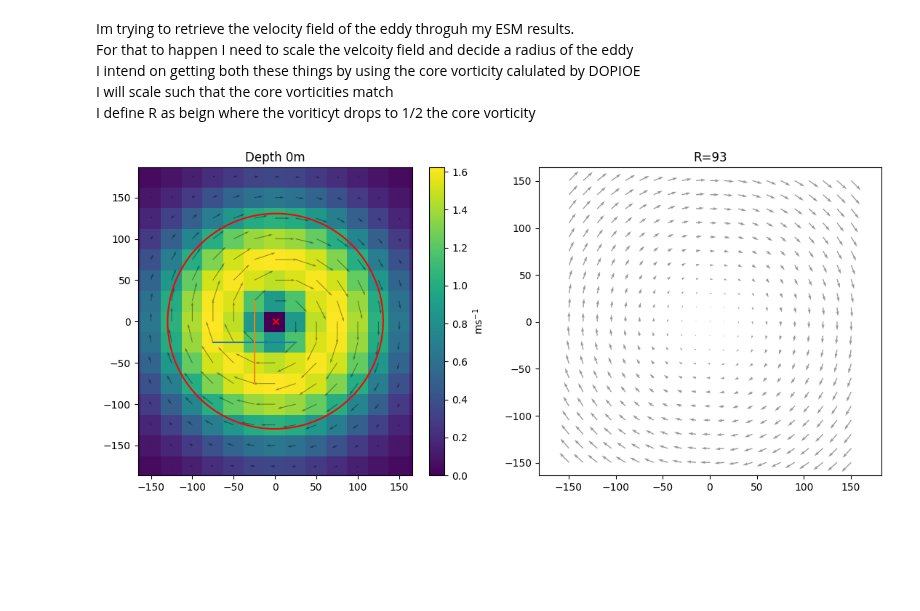
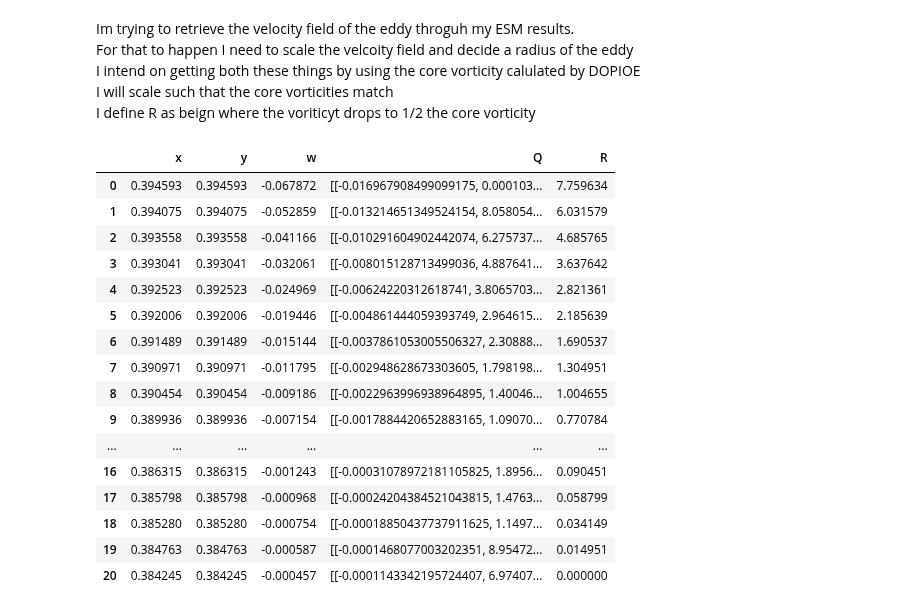
Before and after one commit to regdowse/UNSW-MRes, a Jupyter notebook: MRes/Chapter2/ESM_Remodelling.ipynb, the cells around one changed output. Cells and saved outputs as stored; diff of their text form; code cells hidden in the pictures; blank space fills up the shorter version.

```diff
--- a/MRes/Chapter2/ESM_Remodelling.ipynb
+++ b/MRes/Chapter2/ESM_Remodelling.ipynb
@@ -392,34 +297,0 @@ X_ret, Y_ret, u_ret, v_ret, R_ret = vel_field_retrieval(x0, y0, Q, plot_rad=150)
-# %%
-fig, axs = plt.subplots(1, 2, figsize=(11,5))
-
-pc = axs[0].pcolor(X, Y, np.hypot(U[:,:,k], V[:,:,k]))
-fig.colorbar(pc, ax=axs[0], label=r'ms$^{-1}$')
-spacing = 1
-axs[0].quiver(X[::spacing, ::spacing], Y[::spacing, ::spacing],
-          U[::spacing, ::spacing, k], V[::spacing, ::spacing, k],
-          color='k', scale=20, alpha=0.4)
-axs[0].plot(x1, y1)
-axs[0].plot(x2, y2)
-x_ell, y_ell = plot_ellipse(Q, center=(x0, y0), scale=1000)
-axs[0].plot(x_ell, y_ell, 'r')
-axs[0].scatter(x0, y0, marker='x', color='r')
-axs[0].axis('equal')
-axs[0].set_xlim(-150, 150)
-axs[0].set_ylim(-150, 150)
-axs[0].set_title(f'Depth {-int(round(z[k]*1000))}m')
-
-# Retrieved velocity field
-
-spacing = 5
-# scale = 1E-268
-# u_ret, v_ret = u_ret * scale, v_ret * scale
-axs[1].quiver(X_ret[::spacing, ::spacing], Y_ret[::spacing, ::spacing],
-          u_ret[::spacing, ::spacing], v_ret[::spacing, ::spacing],
-          color='k', scale=.01, alpha=0.4)
-axs[1].axis('equal')
-axs[1].set_title(f'R={int(R_ret)}')
-
-plt.tight_layout()
-plt.show()
-# %% [output]
-[figure, removed]
@@ -425,0 +356,39 @@ plt.show()
+# %%
+df_dopioe = pd.DataFrame(columns=['x', 'y', 'w', 'Q'])
+ic, jc, r_dx = 9, 9, 2
+for k in range(U.shape[-1]):
+    u, v = U[:,:,k], V[:,:,k]
+    u1 = u.T[ic - r_dx: ic + r_dx + 1, jc]
+    v1 = v.T[ic - r_dx: ic + r_dx + 1, jc]
+    x1 = X.T[ic - r_dx: ic + r_dx + 1, jc]
+    y1 = Y.T[ic - r_dx: ic + r_dx + 1, jc]
+    u2 = u.T[ic, jc - r_dx: jc + r_dx + 1]
+    v2 = v.T[ic, jc - r_dx: jc + r_dx + 1]
+    x2 = X.T[ic, jc - r_dx: jc + r_dx + 1]
+    y2 = Y.T[ic, jc - r_dx: jc + r_dx + 1]
+    x0, y0, w, Q = dopioe(x1, y1, u1, v1, x2, y2, u2, v2)
+    df_dopioe.loc[len(df_dopioe)] = {'x': x0, 'y': y0, 'w': w, 'Q': Q}
+    if k == 0:
+        _, _, _, _, R_top = vel_field_retrieval(x0, y0, Q, R=None, core_frac=0.6)
+norm_w = df_dopioe['w'].abs()
+norm_w = (norm_w - norm_w.min()) / (norm_w.max() - norm_w.min())
+df_dopioe['R'] = R_top * norm_w
+df_dopioe
+# %% [output]
+|  | x | y | w | Q | R |
+| 0 | 0.394593 | 0.394593 | -0.067872 | [[-0.016967908499099175, 0.000103... | 7.759634 |
+| 1 | 0.394075 | 0.394075 | -0.052859 | [[-0.013214651349524154, 8.058054... | 6.031579 |
+| 2 | 0.393558 | 0.393558 | -0.041166 | [[-0.010291604902442074, 6.275737... | 4.685765 |
+| 3 | 0.393041 | 0.393041 | -0.032061 | [[-0.008015128713499036, 4.887641... | 3.637642 |
+| 4 | 0.392523 | 0.392523 | -0.024969 | [[-0.00624220312618741, 3.8065703... | 2.821361 |
+| 5 | 0.392006 | 0.392006 | -0.019446 | [[-0.004861444059393749, 2.964615... | 2.185639 |
+| 6 | 0.391489 | 0.391489 | -0.015144 | [[-0.0037861053005506327, 2.30888... | 1.690537 |
+| 7 | 0.390971 | 0.390971 | -0.011795 | [[-0.002948628673303605, 1.798198... | 1.304951 |
+| 8 | 0.390454 | 0.390454 | -0.009186 | [[-0.0022963996938964895, 1.40046... | 1.004655 |
+| 9 | 0.389936 | 0.389936 | -0.007154 | [[-0.0017884420652883165, 1.09070... | 0.770784 |
+| ... | ... | ... | ... | ... | ... |
+| 16 | 0.386315 | 0.386315 | -0.001243 | [[-0.00031078972181105825, 1.8956... | 0.090451 |
+| 17 | 0.385798 | 0.385798 | -0.000968 | [[-0.00024204384521043815, 1.4763... | 0.058799 |
+| 18 | 0.385280 | 0.385280 | -0.000754 | [[-0.00018850437737911625, 1.1497... | 0.034149 |
+| 19 | 0.384763 | 0.384763 | -0.000587 | [[-0.0001468077003202351, 8.95472... | 0.014951 |
+| 20 | 0.384245 | 0.384245 | -0.000457 | [[-0.0001143342195724407, 6.97407... | 0.000000 |
```
Also changed, not shown: parts of 7 cells of this notebook.
